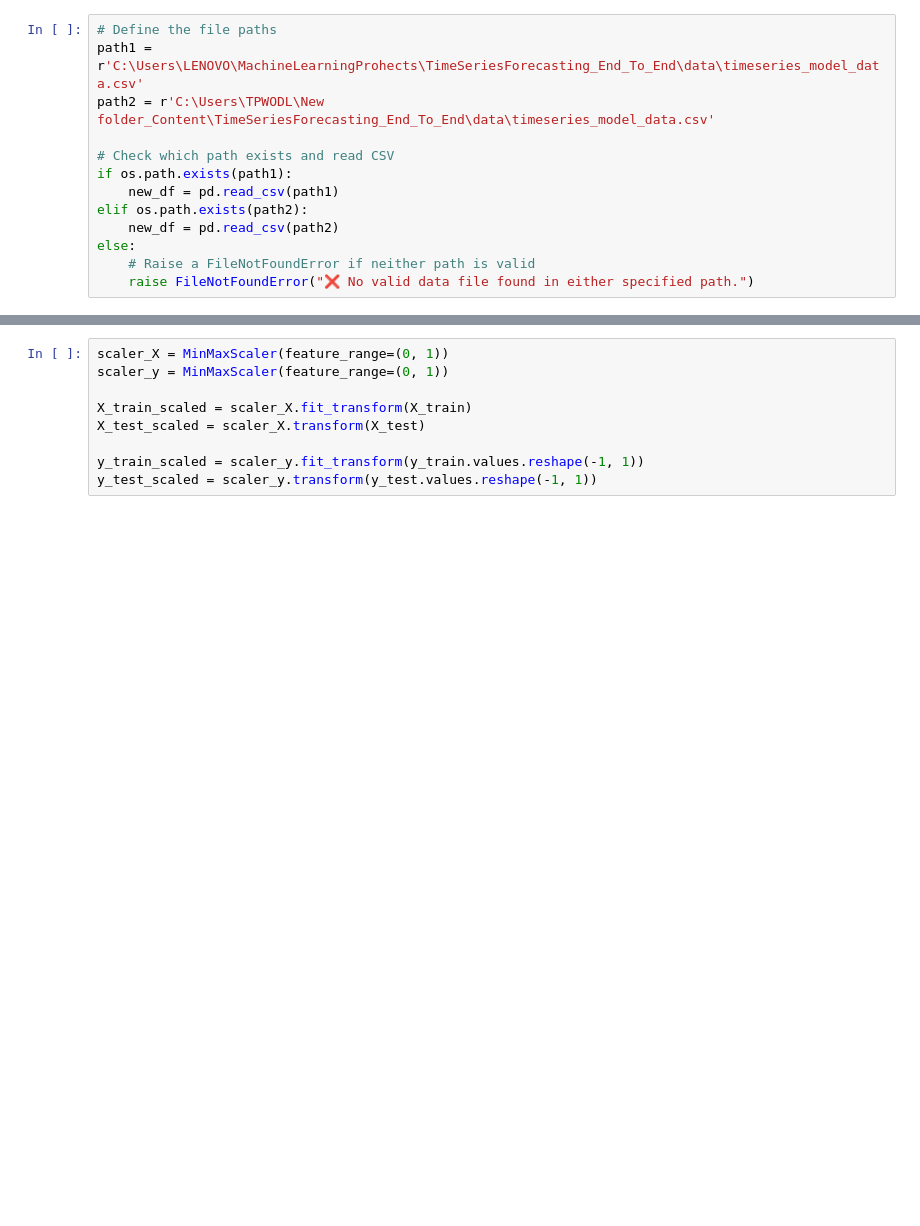
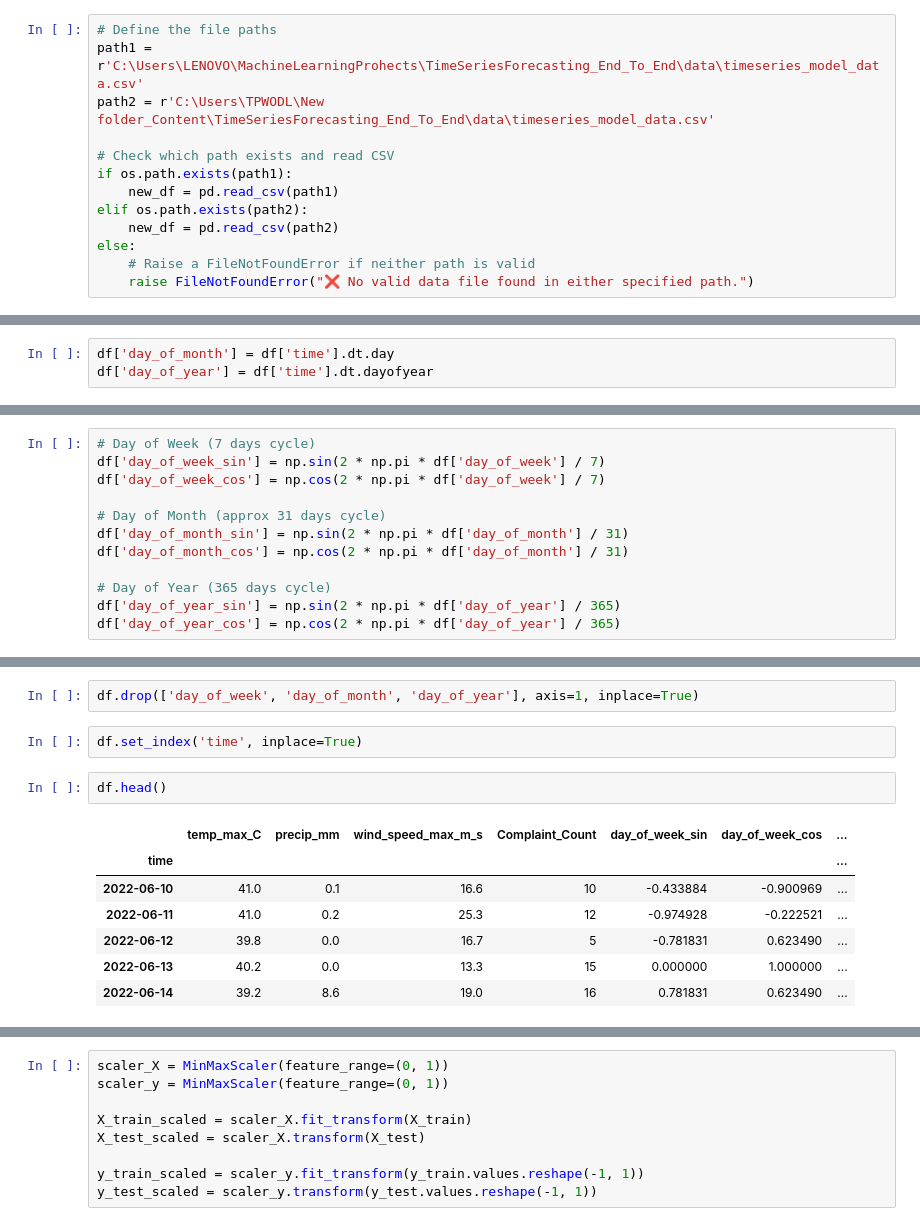
Before and after one commit to susantkumarsahoo/TimeSeriesForecasting_End_To_End, a Jupyter notebook: notebooks/12_noteLSTM.ipynb, the cells around one changed output, grey strips where cells are left out. Saved outputs shown, nothing was run; the diff lists cells and outputs as text; blank space fills up the shorter version.

```diff
--- a/notebooks/12_noteLSTM.ipynb
+++ b/notebooks/12_noteLSTM.ipynb
@@ -105,0 +75,3 @@ Date range - Test: 2025-01-31 to 2025-10-19
+# %%
+df['day_of_month'] = df['time'].dt.day
+df['day_of_year'] = df['time'].dt.dayofyear
@@ -105,0 +96,12 @@ Date range - Test: 2025-01-31 to 2025-10-19
+# %%
+# Day of Week (7 days cycle)
+df['day_of_week_sin'] = np.sin(2 * np.pi * df['day_of_week'] / 7)
+df['day_of_week_cos'] = np.cos(2 * np.pi * df['day_of_week'] / 7)
+
+# Day of Month (approx 31 days cycle)
+df['day_of_month_sin'] = np.sin(2 * np.pi * df['day_of_month'] / 31)
+df['day_of_month_cos'] = np.cos(2 * np.pi * df['day_of_month'] / 31)
+
+# Day of Year (365 days cycle)
+df['day_of_year_sin'] = np.sin(2 * np.pi * df['day_of_year'] / 365)
+df['day_of_year_cos'] = np.cos(2 * np.pi * df['day_of_year'] / 365)
@@ -105,0 +117,14 @@ Date range - Test: 2025-01-31 to 2025-10-19
+# %%
+df.drop(['day_of_week', 'day_of_month', 'day_of_year'], axis=1, inplace=True)
+# %%
+df.set_index('time', inplace=True)
+# %%
+df.head()
+# %% [output]
+|  | temp_max_C | precip_mm | wind_speed_max_m_s | Complaint_Count | day_of_week_sin | day_of_week_cos | ... |
+| time |  |  |  |  |  |  | ... |
+| 2022-06-10 | 41.0 | 0.1 | 16.6 | 10 | -0.433884 | -0.900969 | ... |
+| 2022-06-11 | 41.0 | 0.2 | 25.3 | 12 | -0.974928 | -0.222521 | ... |
+| 2022-06-12 | 39.8 | 0.0 | 16.7 | 5 | -0.781831 | 0.623490 | ... |
+| 2022-06-13 | 40.2 | 0.0 | 13.3 | 15 | 0.000000 | 1.000000 | ... |
+| 2022-06-14 | 39.2 | 8.6 | 19.0 | 16 | 0.781831 | 0.623490 | ... |
```
Also changed, not shown: parts of 24 cells of this notebook, 2 other files.
